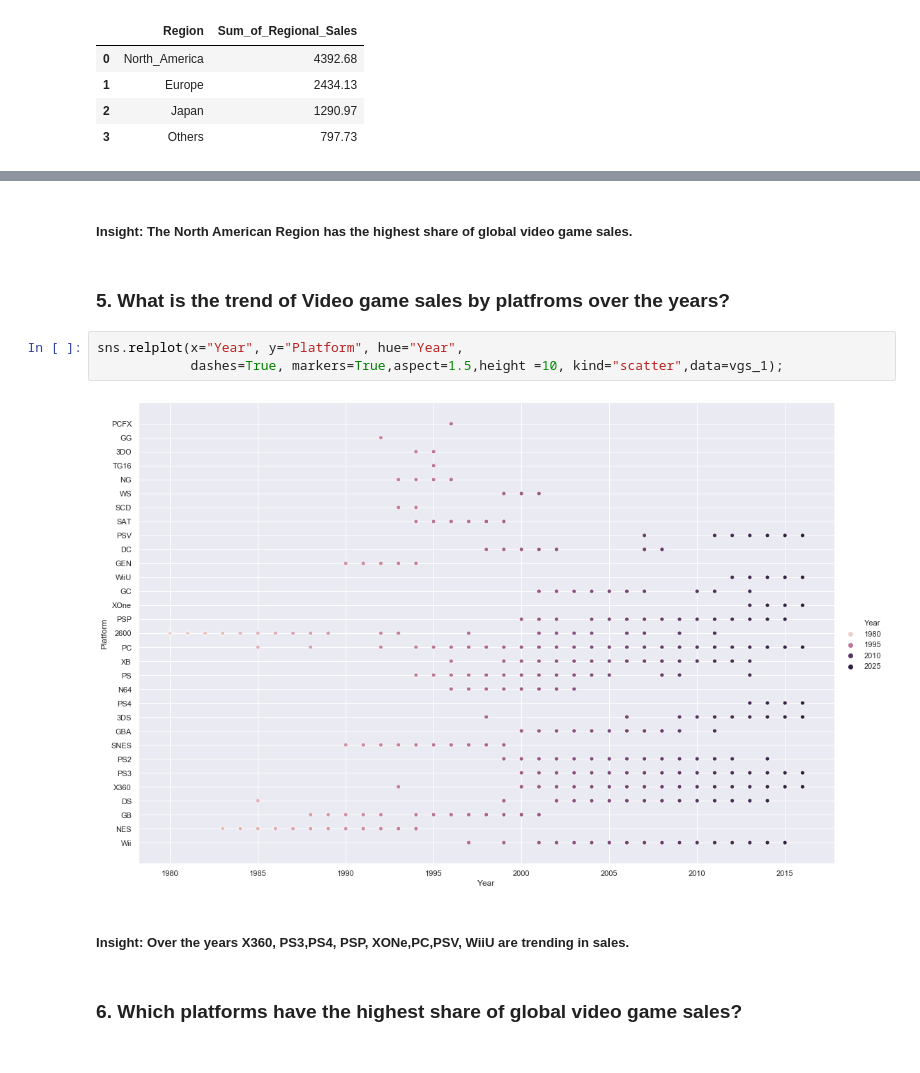
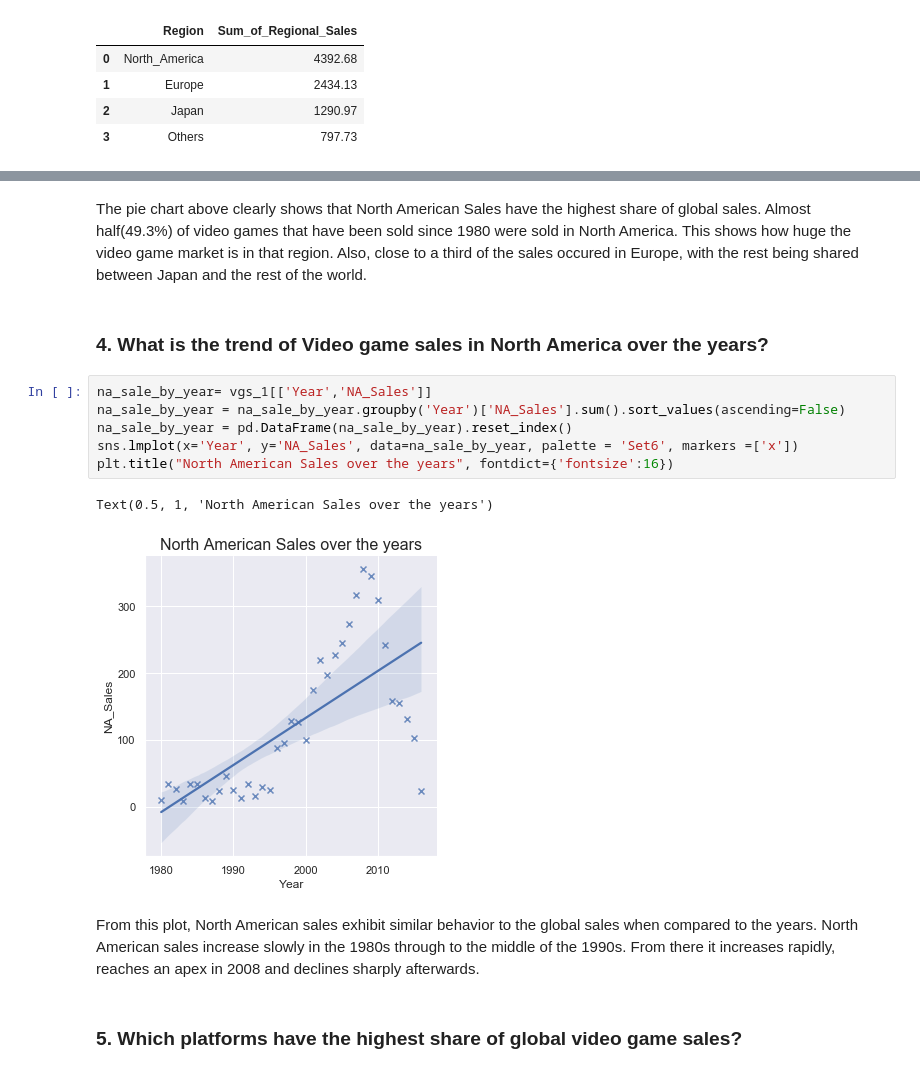
Before and after one commit to Priscilla-B/Video-Game-Sales-EDA, a Jupyter notebook: vgsales_eda.ipynb, the cells around one changed output, grey strips where cells are left out. Saved outputs shown, nothing was run; the diff lists cells and outputs as text.

```diff
--- a/vgsales_eda.ipynb
+++ b/vgsales_eda.ipynb
@@ -503,13 +499,17 @@ plt.show()
+# %% [markdown]
+The pie chart above clearly shows that North American Sales have the highest share of global sales. Almost half(49.3%) of video games that have been sold since 1980 were sold in North America. This shows how huge the video game market is in that region. Also, close to a third of the sales occured in Europe, with the rest being shared between Japan and the rest of the world.
+# %% [markdown]
+### 4. What is the trend of Video game sales in North America over the years?
+# %%
+na_sale_by_year= vgs_1[['Year','NA_Sales']]
+na_sale_by_year = na_sale_by_year.groupby('Year')['NA_Sales'].sum().sort_values(ascending=False)
+na_sale_by_year = pd.DataFrame(na_sale_by_year).reset_index()
+sns.lmplot(x='Year', y='NA_Sales', data=na_sale_by_year, palette = 'Set6', markers =['x'])
+plt.title("North American Sales over the years", fontdict={'fontsize':16})
+# %% [output]
+Text(0.5, 1, 'North American Sales over the years')
+[figure, added]
+# %% [markdown]
+From this plot, North American sales exhibit similar behavior to the global sales when compared to the years. North American sales increase slowly in the 1980s through to the middle of the 1990s. From there it increases rapidly, reaches an apex in 2008 and declines sharply afterwards.
 # %% [markdown]
-##### Insight: The North American Region has the highest share of global video game sales.
+### 5. Which platforms have the highest  share of global video game sales?
-# %% [markdown]
-### 5. What is the trend of Video game sales by platfroms over the years?
-# %%
-sns.relplot(x="Year", y="Platform", hue="Year",
-            dashes=True, markers=True,aspect=1.5,height =10, kind="scatter",data=vgs_1);
-# %% [output]
-[figure, removed]
-# %% [markdown]
-##### Insight: Over the years X360, PS3,PS4, PSP, XONe,PC,PSV, WiiU are trending in sales.
-# %% [markdown]
-### 6. Which platforms have the highest  share of global video game sales?
```
Also changed, not shown: parts of 46 cells of this notebook.
